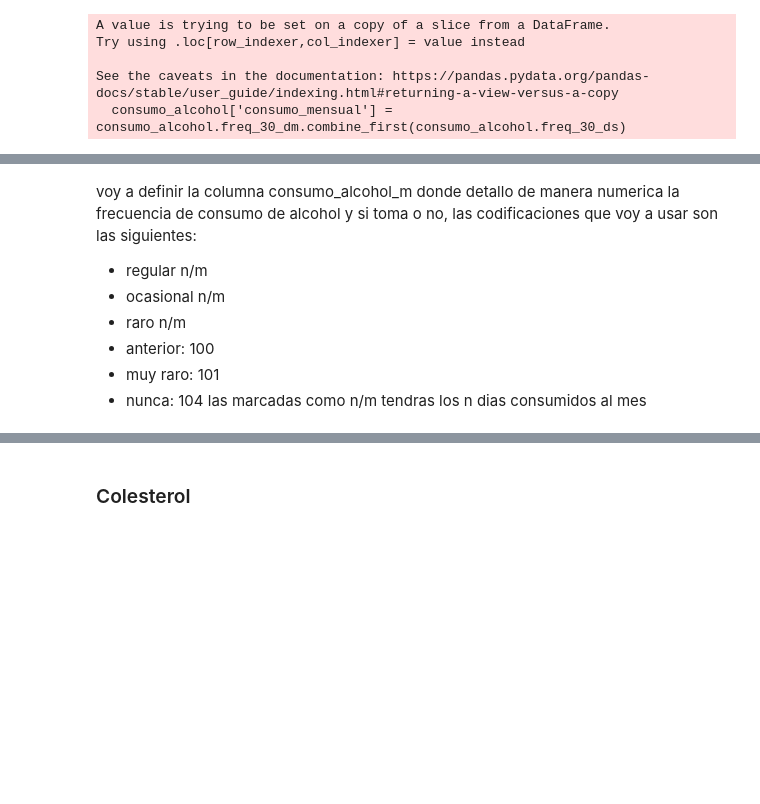
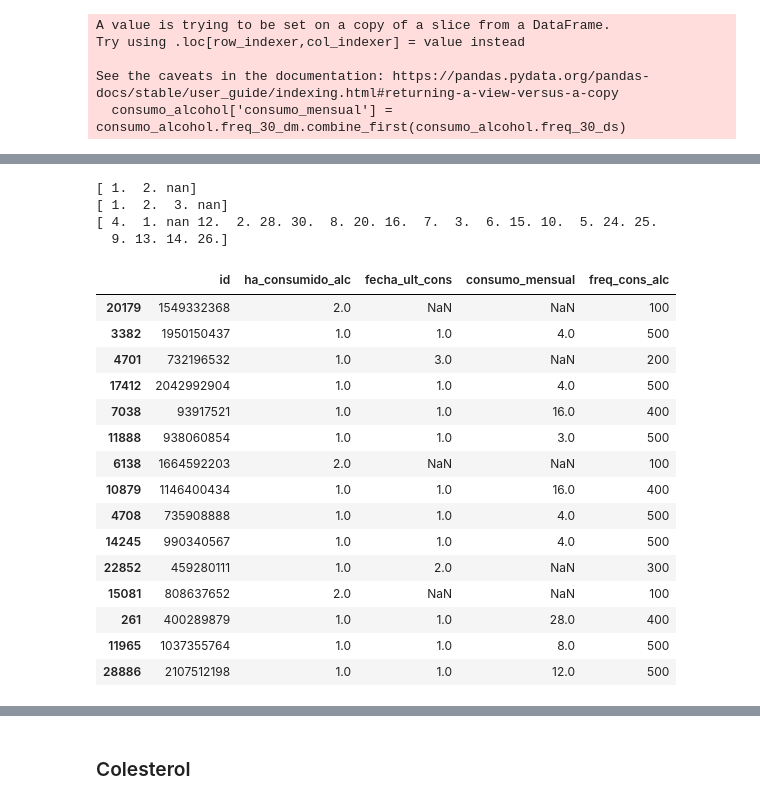
Before and after one commit to Data-Science-YPF/factores_riesgo, a Jupyter notebook: analisisBD.ipynb, the cells around one changed output, grey strips where cells are left out. Cells and saved outputs as stored; diff of their text form; code cells hidden in the pictures; blank space fills up the shorter version.

```diff
--- a/analisisBD.ipynb
+++ b/analisisBD.ipynb
@@ -541,9 +502,0 @@ tabla_aux_ca.sample(20)
-# %% [markdown]
-voy a definir la columna consumo_alcohol_m donde detallo de manera numerica la frecuencia de consumo de alcohol y si toma o no, las codificaciones que voy a usar son las siguientes:
-+ regular n/m
-+ ocasional n/m
-+ raro n/m
-+ anterior: 100
-+ muy raro: 101
-+ nunca: 104
-las marcadas como n/m tendras los n dias consumidos al mes
@@ -551,0 +503,50 @@ las marcadas como n/m tendras los n dias consumidos al mes
+# %%
+# voy a checar los valores que componen cada una de mis columnas
+print(tabla_aux_ca.ha_consumido_alc.unique())
+print(tabla_aux_ca.fecha_ult_cons.unique())
+print(tabla_aux_ca.consumo_mensual.unique())
+# %% [output]
+[ 1.  2. nan]
+[ 1.  2.  3. nan]
+[ 4.  1. nan 12.  2. 28. 30.  8. 20. 16.  7.  3.  6. 15. 10.  5. 24. 25.
+  9. 13. 14. 26.]
+# %%
+def calcular_frecuencia_detallada(row):
+    if row["ha_consumido_alc"] == 2:
+        return 100
+    elif row["ha_consumido_alc"] == 1:
+        if pd.isna(row["fecha_ult_cons"]):
+            return 404
+        elif row["fecha_ult_cons"] == 3:
+            return 200
+        elif row["fecha_ult_cons"] == 2:
+            return 300
+        elif row["fecha_ult_cons"] == 1:
+            if pd.isna(row['consumo_mensual']):
+                return 404
+            consumo_mensual = int(row['consumo_mensual'])
+            if consumo_mensual >= 15:
+                return 400
+            else:
+                return 500
+    return 404
+# %%
+tabla_aux_ca['freq_cons_alc'] = tabla_aux_ca.apply(calcular_frecuencia_detallada, axis=1)
+tabla_aux_ca.sample(15)
+# %% [output]
+|  | id | ha_consumido_alc | fecha_ult_cons | consumo_mensual | freq_cons_alc |
+| 20179 | 1549332368 | 2.0 | NaN | NaN | 100 |
+| 3382 | 1950150437 | 1.0 | 1.0 | 4.0 | 500 |
+| 4701 | 732196532 | 1.0 | 3.0 | NaN | 200 |
+| 17412 | 2042992904 | 1.0 | 1.0 | 4.0 | 500 |
+| 7038 | 93917521 | 1.0 | 1.0 | 16.0 | 400 |
+| 11888 | 938060854 | 1.0 | 1.0 | 3.0 | 500 |
+| 6138 | 1664592203 | 2.0 | NaN | NaN | 100 |
+| 10879 | 1146400434 | 1.0 | 1.0 | 16.0 | 400 |
+| 4708 | 735908888 | 1.0 | 1.0 | 4.0 | 500 |
+| 14245 | 990340567 | 1.0 | 1.0 | 4.0 | 500 |
+| 22852 | 459280111 | 1.0 | 2.0 | NaN | 300 |
+| 15081 | 808637652 | 2.0 | NaN | NaN | 100 |
+| 261 | 400289879 | 1.0 | 1.0 | 28.0 | 400 |
+| 11965 | 1037355764 | 1.0 | 1.0 | 8.0 | 500 |
+| 28886 | 2107512198 | 1.0 | 1.0 | 12.0 | 500 |
```
Also changed, not shown: parts of 19 cells of this notebook, 1 other file.
